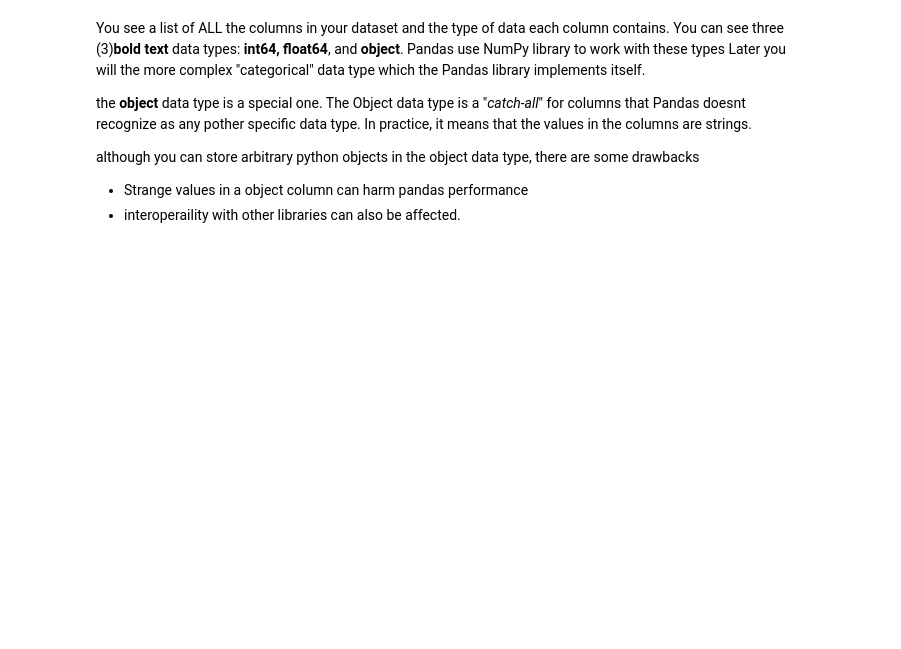
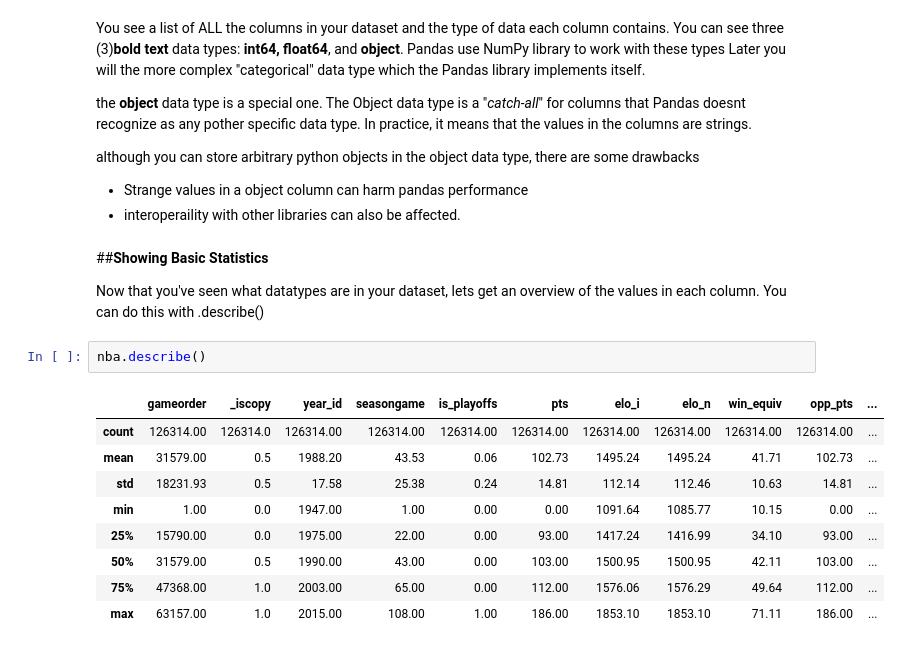
Before and after one commit to vlx300/kb_colab, a Jupyter notebook: Python_Pandas.ipynb, the cells around one changed output. Cells and saved outputs as stored; diff of their text form; blank space fills up the shorter version.

```diff
--- a/Python_Pandas.ipynb
+++ b/Python_Pandas.ipynb
@@ -143,3 +143,19 @@ although you can store arbitrary python objects in the object data type, there a
 
 *   Strange values in a object column can harm pandas performance
 *   interoperaility with other libraries can also be affected.
+# %% [markdown]
+##**Showing Basic Statistics**
+
+Now that you've seen what datatypes are in your dataset, lets get an overview of the values in each column. You can do this with .describe()
+# %%
+nba.describe()
+# %% [output]
+|  | gameorder | _iscopy | year_id | seasongame | is_playoffs | pts | elo_i | elo_n | win_equiv | opp_pts | ... |
+| count | 126314.00 | 126314.0 | 126314.00 | 126314.00 | 126314.00 | 126314.00 | 126314.00 | 126314.00 | 126314.00 | 126314.00 | ... |
+| mean | 31579.00 | 0.5 | 1988.20 | 43.53 | 0.06 | 102.73 | 1495.24 | 1495.24 | 41.71 | 102.73 | ... |
+| std | 18231.93 | 0.5 | 17.58 | 25.38 | 0.24 | 14.81 | 112.14 | 112.46 | 10.63 | 14.81 | ... |
+| min | 1.00 | 0.0 | 1947.00 | 1.00 | 0.00 | 0.00 | 1091.64 | 1085.77 | 10.15 | 0.00 | ... |
+| 25% | 15790.00 | 0.0 | 1975.00 | 22.00 | 0.00 | 93.00 | 1417.24 | 1416.99 | 34.10 | 93.00 | ... |
+| 50% | 31579.00 | 0.5 | 1990.00 | 43.00 | 0.00 | 103.00 | 1500.95 | 1500.95 | 42.11 | 103.00 | ... |
+| 75% | 47368.00 | 1.0 | 2003.00 | 65.00 | 0.00 | 112.00 | 1576.06 | 1576.29 | 49.64 | 112.00 | ... |
+| max | 63157.00 | 1.0 | 2015.00 | 108.00 | 1.00 | 186.00 | 1853.10 | 1853.10 | 71.11 | 186.00 | ... |
```
Also changed, not shown: parts of 4 cells of this notebook.
